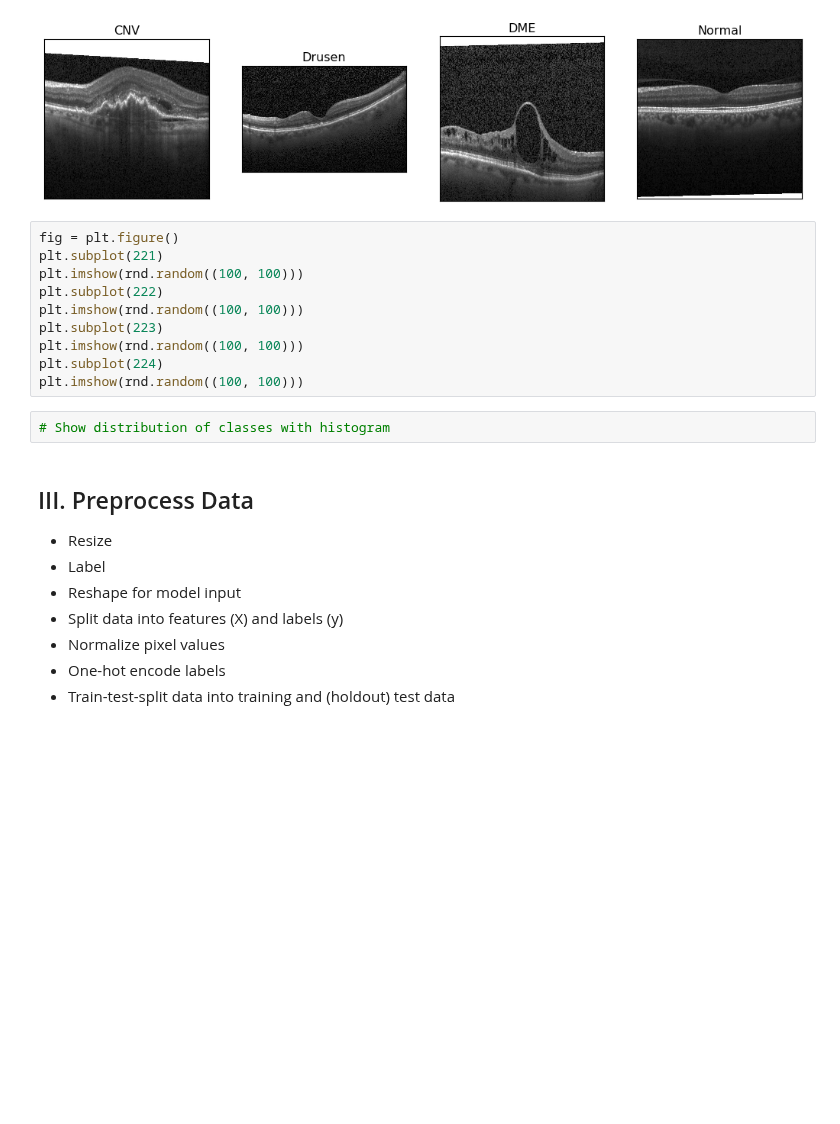
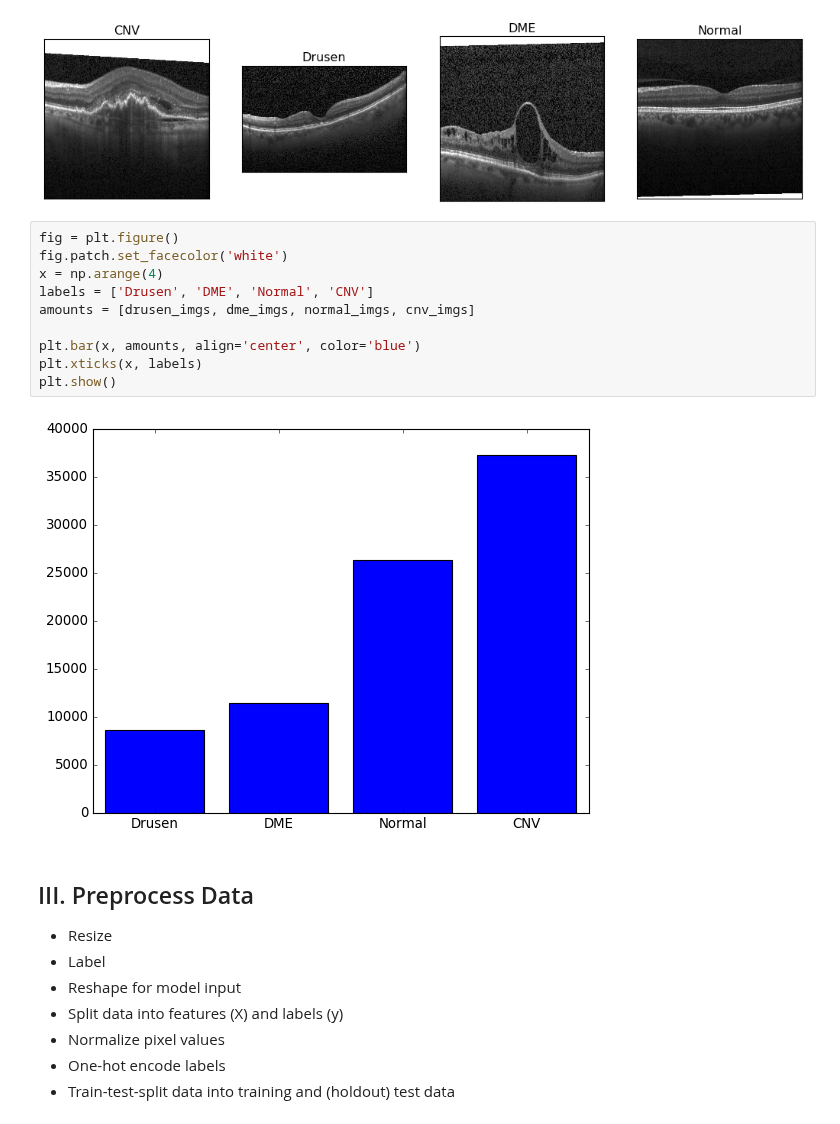
Before and after one commit to MagicMilly/conv-net-computer-vision, a Jupyter notebook: student.ipynb, the cells around one changed output. Drawn from its saved outputs; the diff is of its cells as text; blank space fills up the shorter version.

Commit message:
added bar plot to show class distribution

```diff
--- a/student.ipynb
+++ b/student.ipynb
@@ -201,18 +204,18 @@ ax4.set(xticks=[], yticks=[])
 plt.show();
 # %% [output]
 [figure]
-# %%
-fig = plt.figure()
-plt.subplot(221)
-plt.imshow(rnd.random((100, 100)))
-plt.subplot(222)
-plt.imshow(rnd.random((100, 100)))
-plt.subplot(223)
-plt.imshow(rnd.random((100, 100)))
-plt.subplot(224)
-plt.imshow(rnd.random((100, 100)))
-# %%
-# Show distribution of classes with histogram
+# %%
+fig = plt.figure()
+fig.patch.set_facecolor('white')
+x = np.arange(4)
+labels = ['Drusen', 'DME', 'Normal', 'CNV']
+amounts = [drusen_imgs, dme_imgs, normal_imgs, cnv_imgs]
+
+plt.bar(x, amounts, align='center', color='blue')
+plt.xticks(x, labels)
+plt.show()
+# %% [output]
+[figure, added]
 # %% [markdown]
 ## III. Preprocess Data
 * Resize
```
Also changed, not shown: parts of 5 cells of this notebook.
